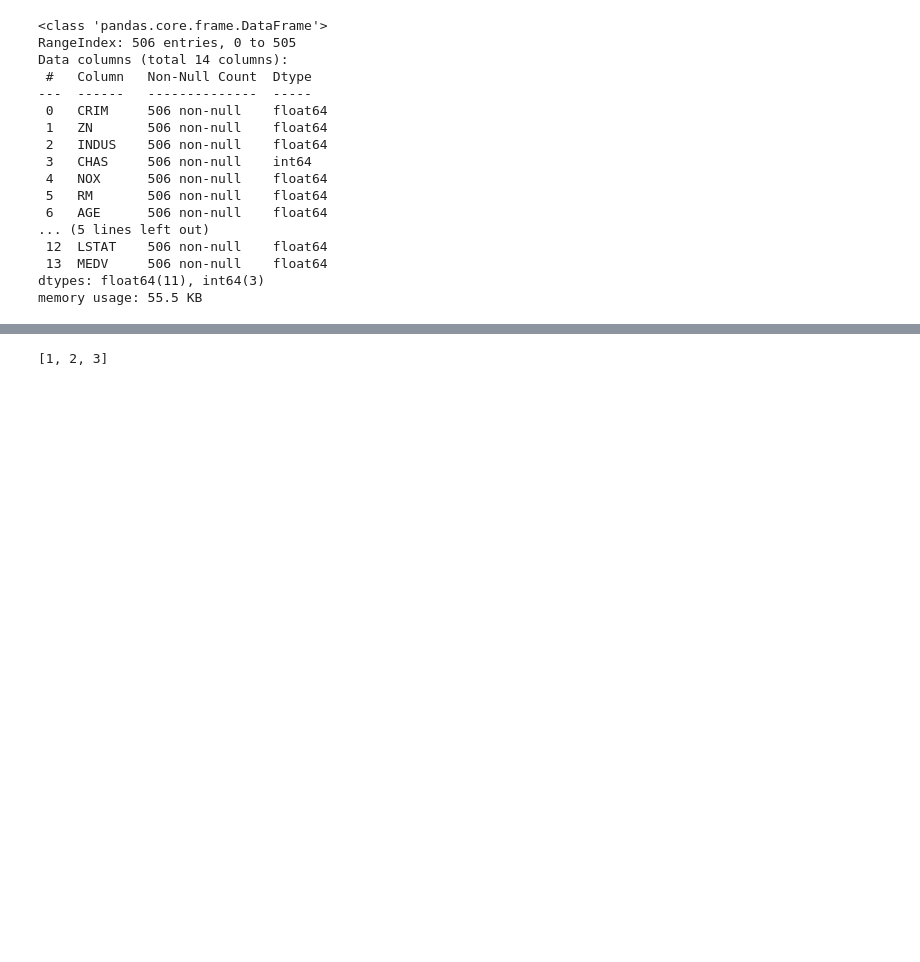
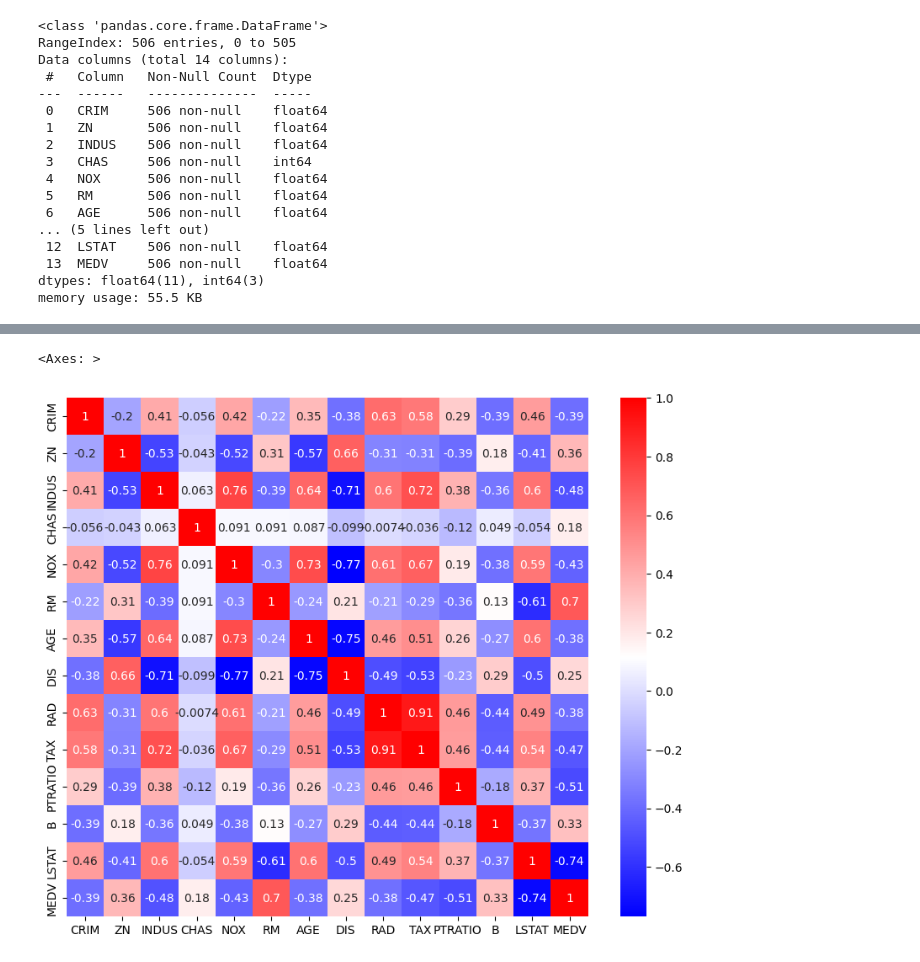
Before and after one commit to ishan711997/Boston-dataset-linear-regression, a Jupyter notebook: 1st_Assignment_Linear_Regression.ipynb, the cells around one changed output, grey strips where cells are left out. Drawn from its saved outputs; the diff is of its cells as text; code cells hidden in the pictures; blank space fills up the shorter version.

```diff
--- a/1st_Assignment_Linear_Regression.ipynb
+++ b/1st_Assignment_Linear_Regression.ipynb
@@ -88,4 +91,6 @@ aList = list(aTuple)
-# %%
-aList
-# %% [output]
-[1, 2, 3]
+# %%
+plt.figure(figsize=(10,8))
+sns.heatmap(data.corr(),annot= True, cmap='bwr')
+# %% [output]
+<Axes: >
+[figure, added]
```
Also changed, not shown: parts of 10 cells of this notebook.
